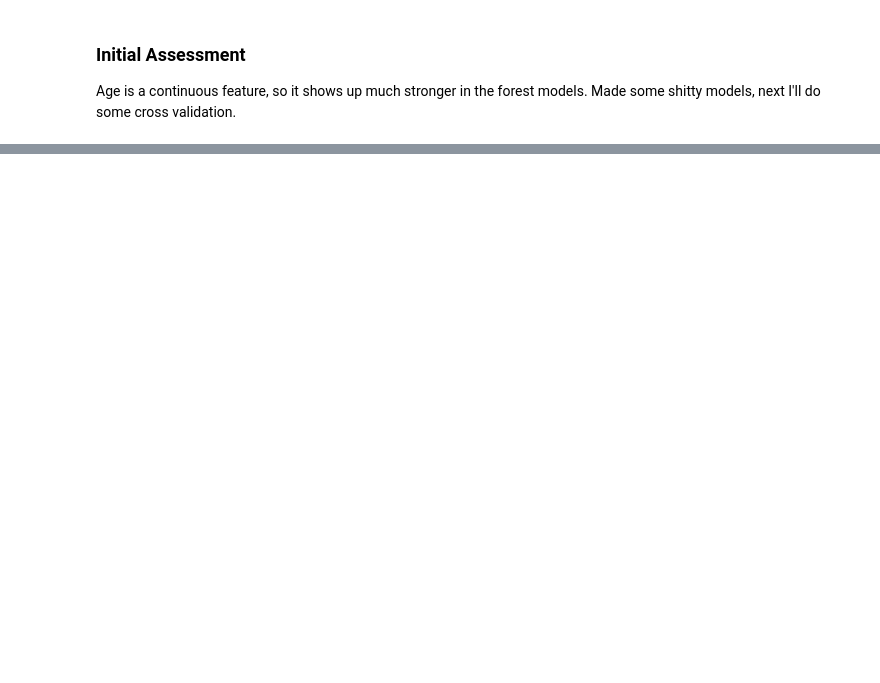
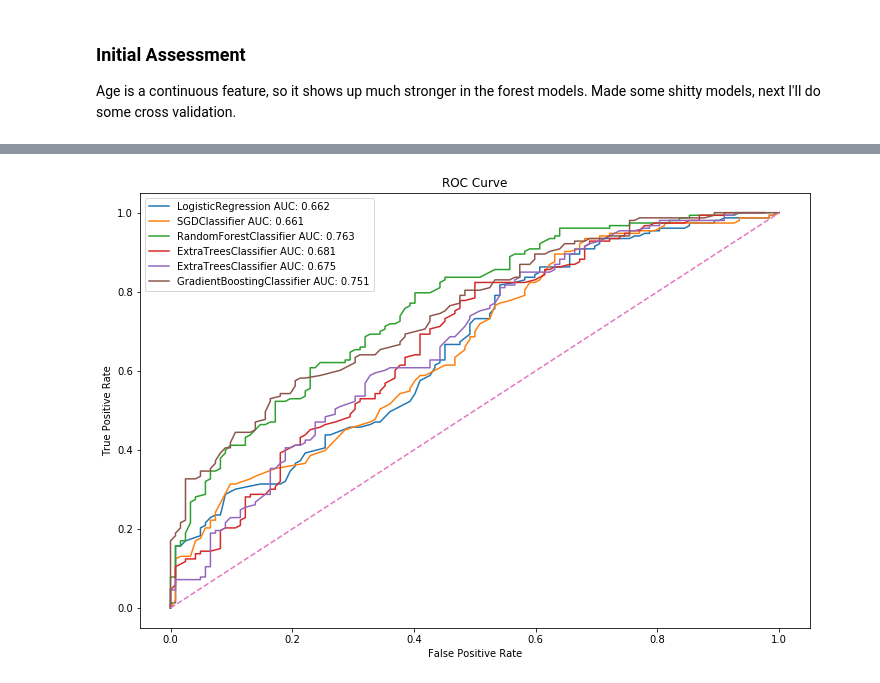
Before and after one commit to kurtrm/predicting_equipment_failure, a Jupyter notebook: notebooks/Untitled.ipynb, the cells around one changed output, grey strips where cells are left out. Drawn from its saved outputs; the diff is of its cells as text; code cells hidden in the pictures; blank space fills up the shorter version.

Commit message:
Observed metrics on new models and graphed precision/recall, roc/auc.

```diff
--- a/notebooks/Untitled.ipynb
+++ b/notebooks/Untitled.ipynb
@@ -379,0 +377,14 @@ LogisticRegression(C=10.0, class_weight=None, dual=False, fit_intercept=True,
+# %%
+fig, ax = plt.subplots(figsize=(12, 8))
+legend = []
+for a_model in besties:
+#     a_model.fit(X_train, y_train)
+    plot_roc(a_model, X_test, y_test, ax)
+    auc_score = roc_auc_score(y_test, a_model.predict_proba(X_test)[:, 1])
+    legend_data = '{} AUC: {:.3f}'.format(a_model.__class__.__name__, auc_score)
+    legend.append(legend_data)
+ax.legend(legend)
+dashed_line = np.linspace(0, 1, 100)
+ax.plot(dashed_line, dashed_line, '--');
+# %% [output]
+[figure, added]
```
Also changed, not shown: parts of 20 cells of this notebook.
